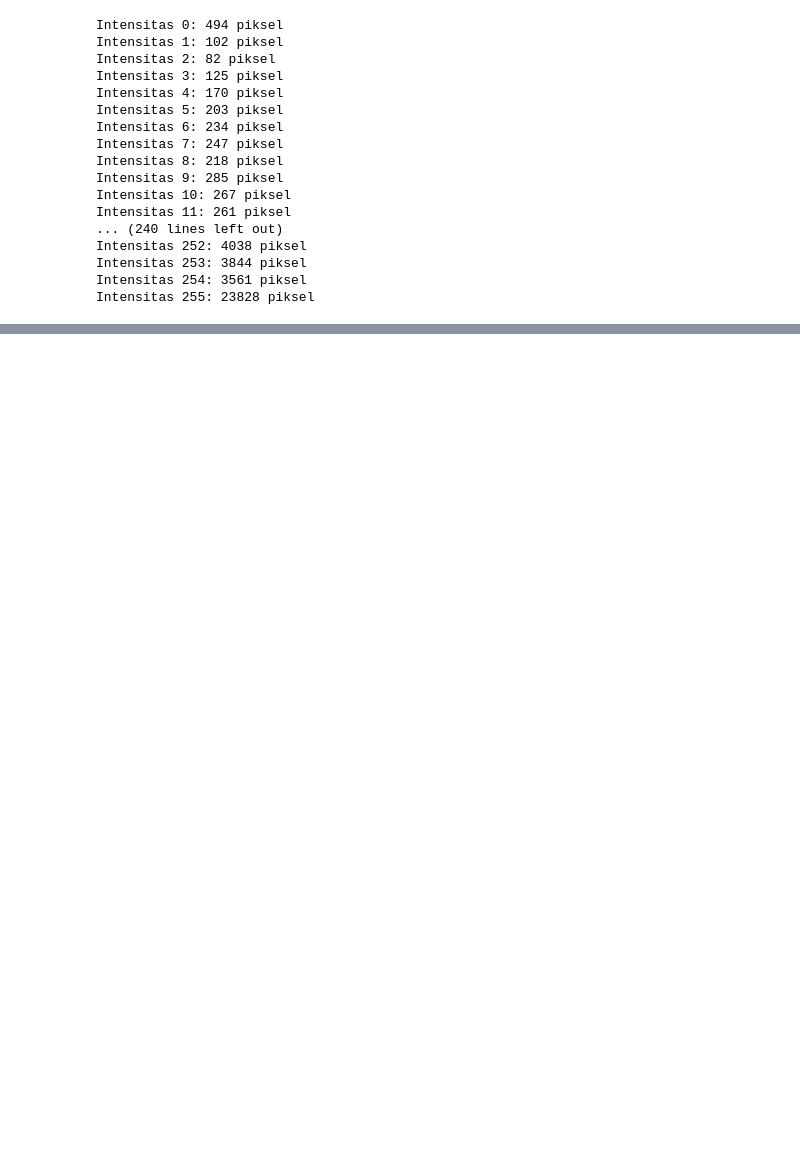
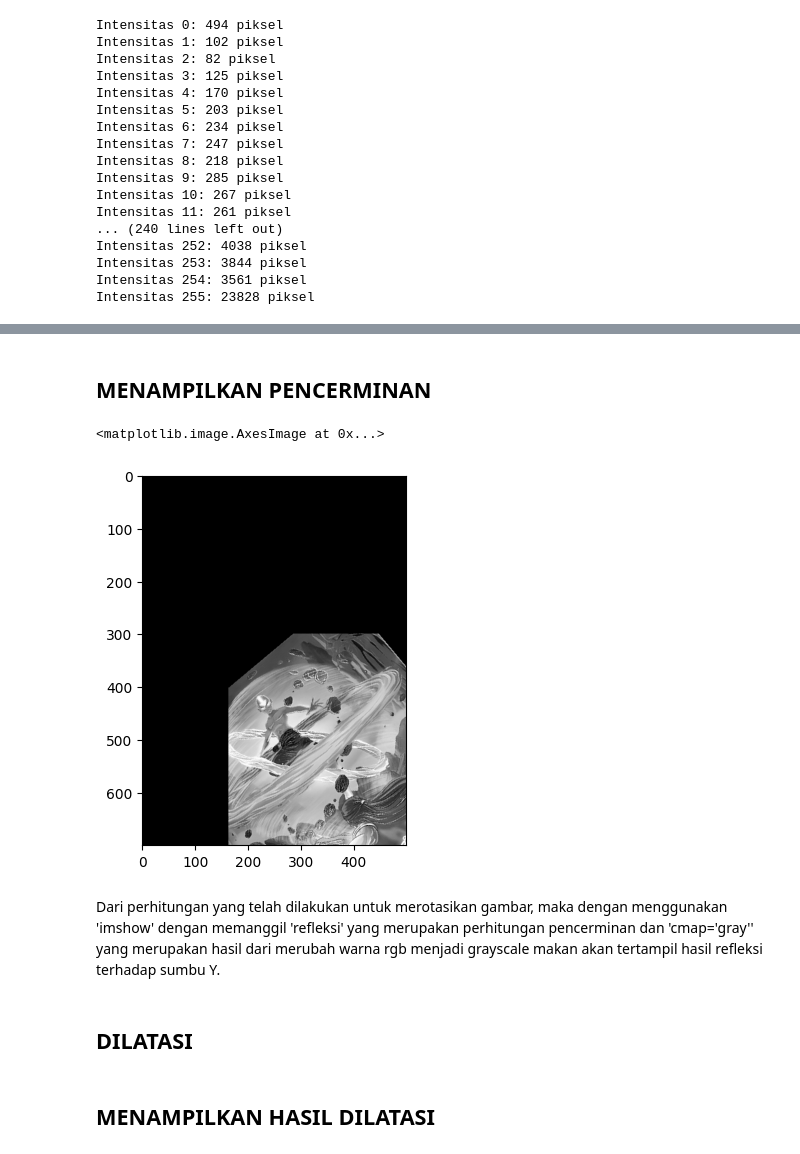
Before and after one commit to Digital-Image-Processing-2024/modul-1-jurnal-FrieskyAst, a Jupyter notebook: Friesky.ipynb, the cells around one changed output, grey strips where cells are left out. Saved outputs shown, nothing was run; the diff lists cells and outputs as text; code cells hidden in the pictures; blank space fills up the shorter version.

```diff
--- a/Friesky.ipynb
+++ b/Friesky.ipynb
@@ -113,0 +203,19 @@ plt.imshow(rotated)
+# %%
+h, w = ang.shape
+refleksi = np.zeros((h, w), dtype=int)
+for i in range(h):
+    for j in range(w):
+        refleksi[i][j] = t[i][w - j - 1]
+# %% [markdown]
+## MENAMPILKAN PENCERMINAN
+# %%
+plt.imshow(refleksi, cmap="gray")
+# %% [output]
+<matplotlib.image.AxesImage at 0x...>
+[figure, added]
+# %% [markdown]
+Dari perhitungan yang telah dilakukan untuk merotasikan gambar, maka dengan menggunakan 'imshow' dengan memanggil 'refleksi' yang merupakan perhitungan pencerminan dan 'cmap='gray'' yang merupakan hasil dari merubah warna rgb menjadi grayscale makan akan tertampil hasil refleksi terhadap sumbu Y.
+# %% [markdown]
+## DILATASI
+# %% [markdown]
+## MENAMPILKAN HASIL DILATASI
```
Also changed, not shown: parts of 41 cells of this notebook.
